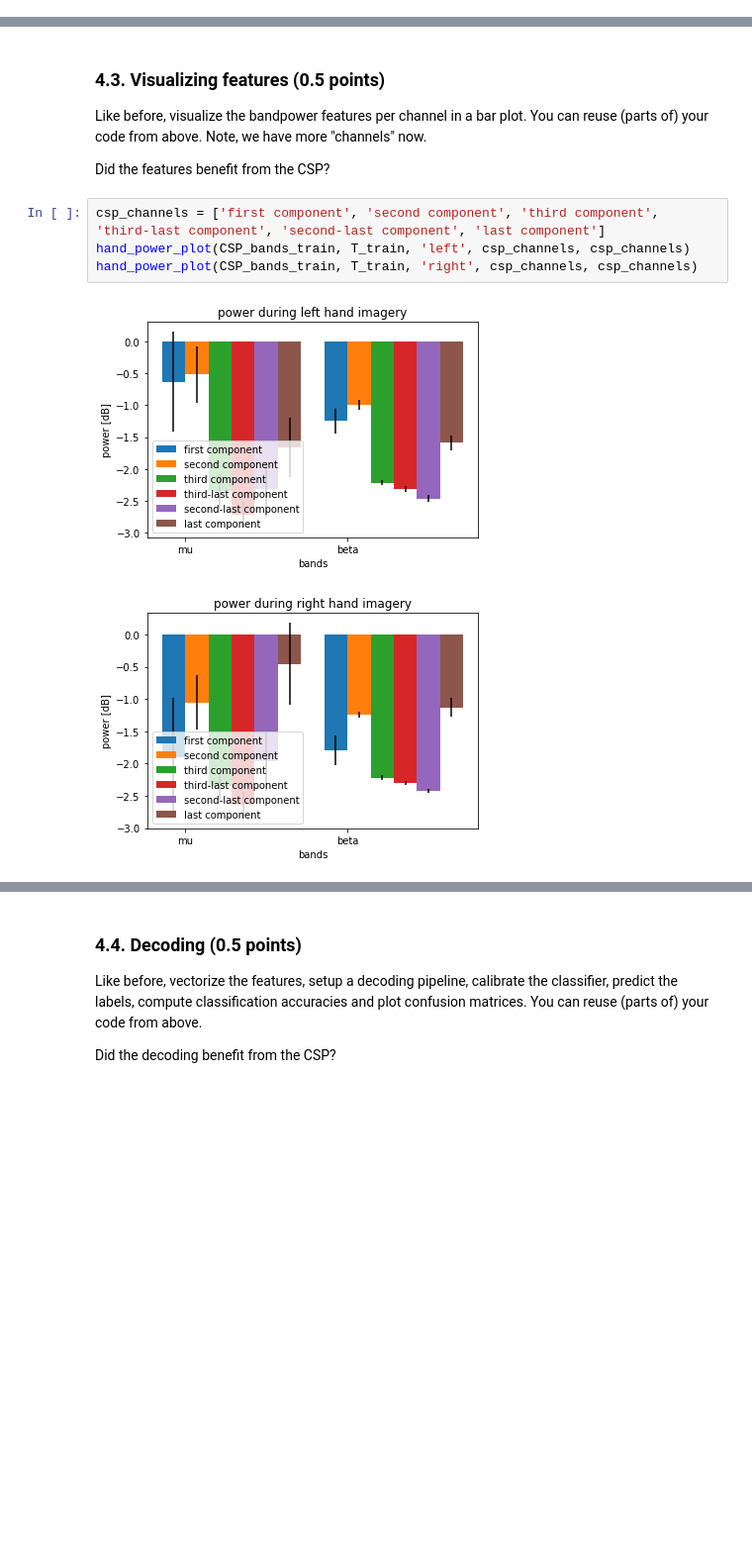
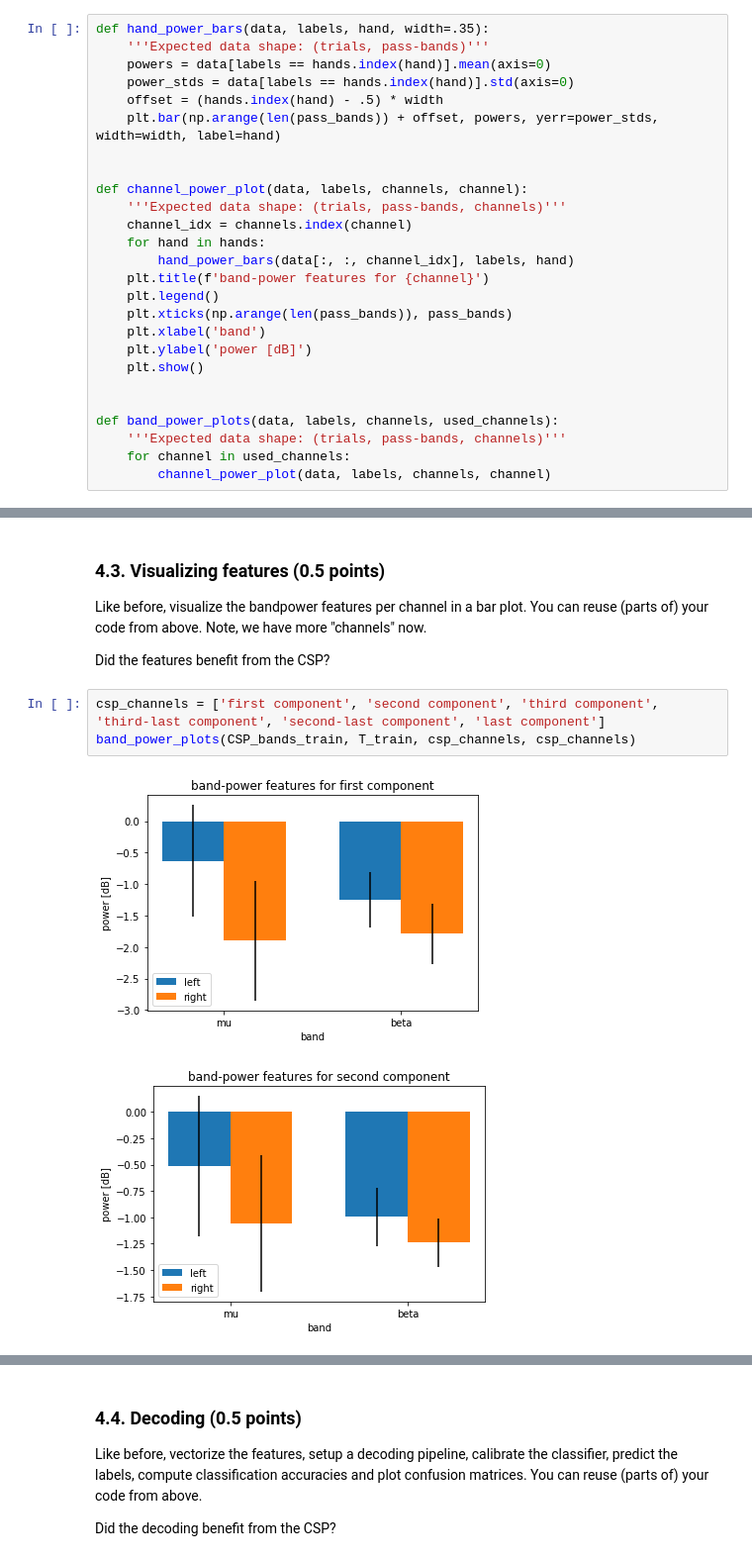
Before and after one commit to malyvsen/radboud-bci, a Jupyter notebook: assignment2.ipynb, the cells around one changed output, grey strips where cells are left out. Shown at 99% size. Cells and saved outputs as stored; diff of their text form; blank space fills up the shorter version.

Commit message:
2: fix band-power plots to correctly interpret dimensions

```diff
--- a/assignment2.ipynb
+++ b/assignment2.ipynb
@@ -362,0 +335,26 @@ hand_power_plot(F_train, T_train, 'right', electrodes, ['C3', 'C4'])
+# %%
+def hand_power_bars(data, labels, hand, width=.35):
+    '''Expected data shape: (trials, pass-bands)'''
+    powers = data[labels == hands.index(hand)].mean(axis=0)
+    power_stds = data[labels == hands.index(hand)].std(axis=0)
+    offset = (hands.index(hand) - .5) * width
+    plt.bar(np.arange(len(pass_bands)) + offset, powers, yerr=power_stds, width=width, label=hand)
+
+
+def channel_power_plot(data, labels, channels, channel):
+    '''Expected data shape: (trials, pass-bands, channels)'''
+    channel_idx = channels.index(channel)
+    for hand in hands:
+        hand_power_bars(data[:, :, channel_idx], labels, hand)
+    plt.title(f'band-power features for {channel}')
+    plt.legend()
+    plt.xticks(np.arange(len(pass_bands)), pass_bands)
+    plt.xlabel('band')
+    plt.ylabel('power [dB]')
+    plt.show()
+
+
+def band_power_plots(data, labels, channels, used_channels):
+    '''Expected data shape: (trials, pass-bands, channels)'''
+    for channel in used_channels:
+        channel_power_plot(data, labels, channels, channel)
@@ -565,8 +567,7 @@ Like before, visualize the bandpower features per channel in a bar plot. You can
 Did the features benefit from the CSP?
 # %%
 csp_channels = ['first component', 'second component', 'third component', 'third-last component', 'second-last component', 'last component']
-hand_power_plot(CSP_bands_train, T_train, 'left', csp_channels, csp_channels)
-hand_power_plot(CSP_bands_train, T_train, 'right', csp_channels, csp_channels)
+band_power_plots(CSP_bands_train, T_train, csp_channels, csp_channels)
 # %% [output]
-[figure, old version]
+[figure, new version]
-[figure, old version]
+[figure, new version]
```
Also changed, not shown: parts of 6 cells of this notebook.
